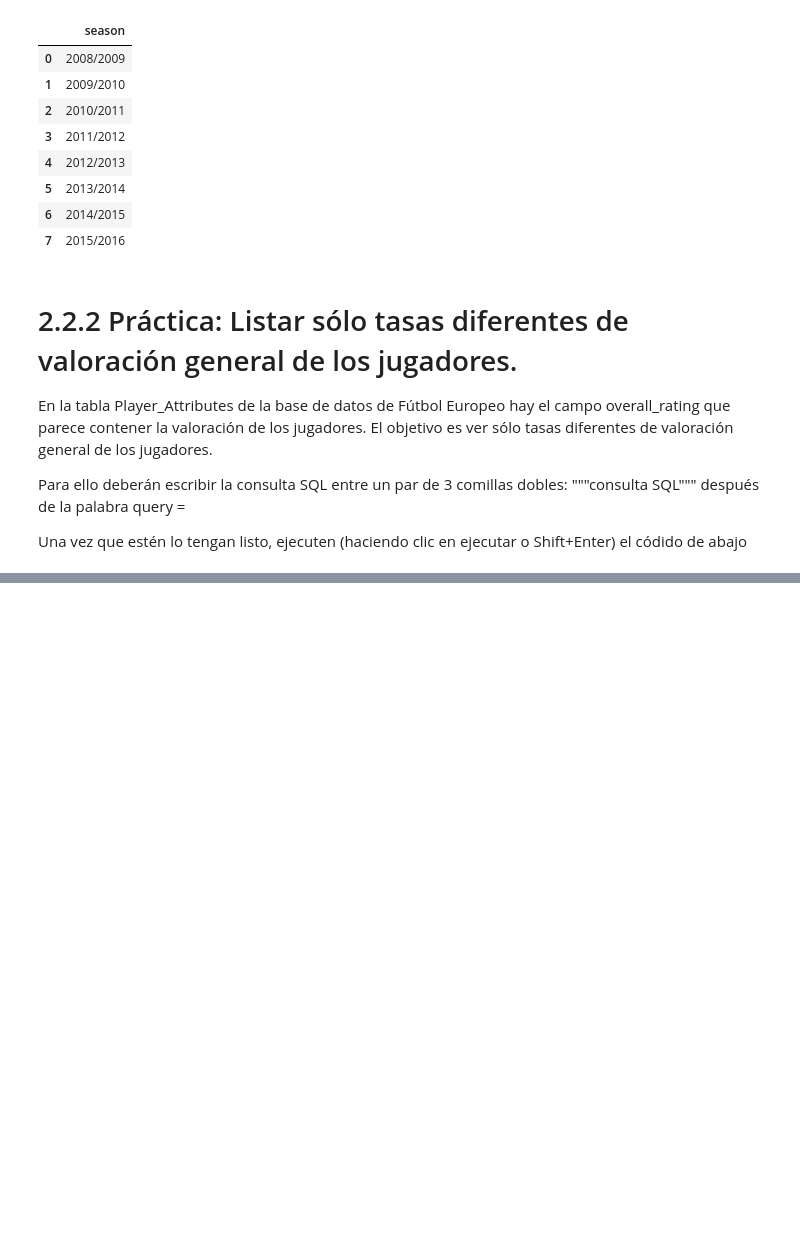
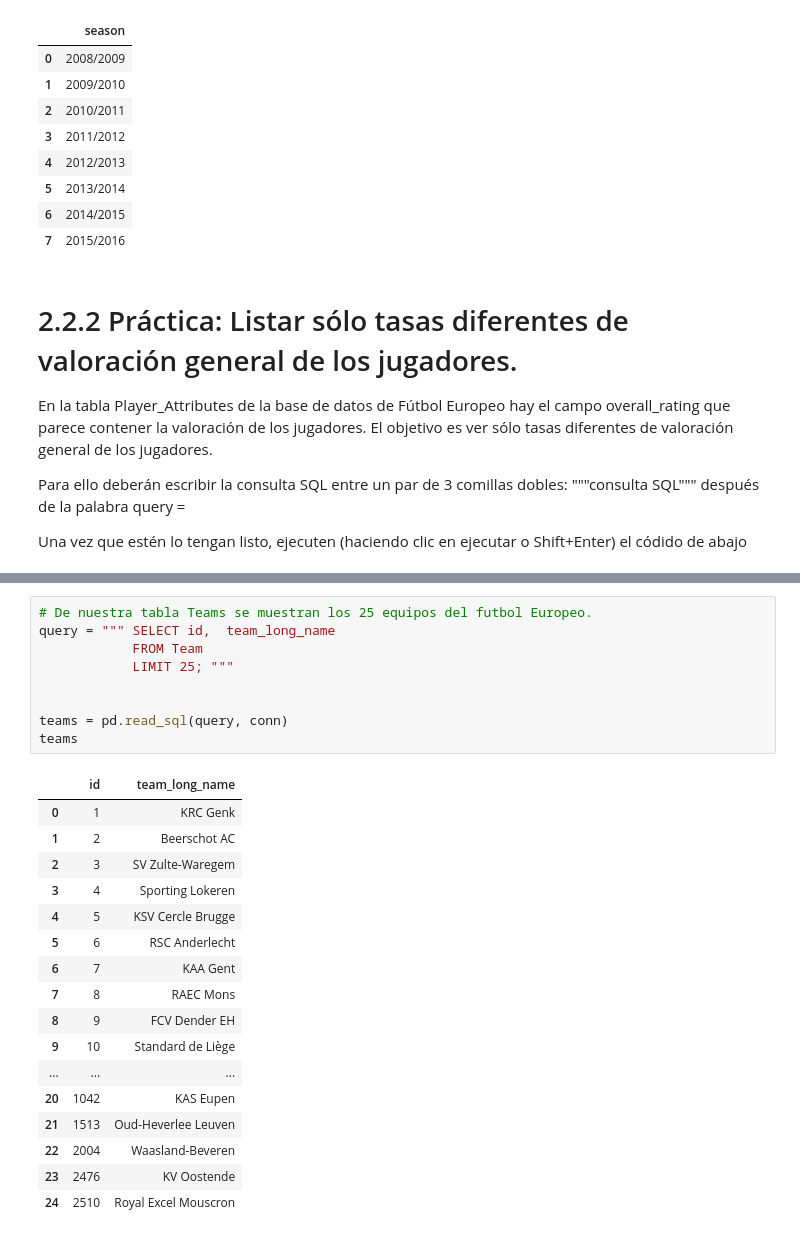
Before and after one commit to SebastianCastillo180/MinTIC, a Jupyter notebook: EjercicioSQL.ipynb, the cells around one changed output, grey strips where cells are left out. Saved outputs shown, nothing was run; the diff lists cells and outputs as text; blank space fills up the shorter version.

```diff
--- a/EjercicioSQL.ipynb
+++ b/EjercicioSQL.ipynb
@@ -267,0 +317,27 @@ overall_rating
+# %%
+# De nuestra tabla Teams se muestran los 25 equipos del futbol Europeo.
+query = """ SELECT id,  team_long_name
+            FROM Team
+            LIMIT 25; """
+
+
+teams = pd.read_sql(query, conn)
+teams
+# %% [output]
+|  | id | team_long_name |
+| 0 | 1 | KRC Genk |
+| 1 | 2 | Beerschot AC |
+| 2 | 3 | SV Zulte-Waregem |
+| 3 | 4 | Sporting Lokeren |
+| 4 | 5 | KSV Cercle Brugge |
+| 5 | 6 | RSC Anderlecht |
+| 6 | 7 | KAA Gent |
+| 7 | 8 | RAEC Mons |
+| 8 | 9 | FCV Dender EH |
+| 9 | 10 | Standard de Liège |
+| ... | ... | ... |
+| 20 | 1042 | KAS Eupen |
+| 21 | 1513 | Oud-Heverlee Leuven |
+| 22 | 2004 | Waasland-Beveren |
+| 23 | 2476 | KV Oostende |
+| 24 | 2510 | Royal Excel Mouscron |
```
Also changed, not shown: parts of 13 cells of this notebook.
